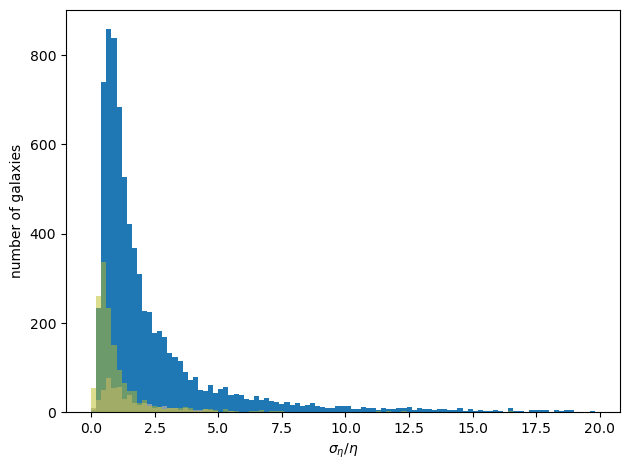
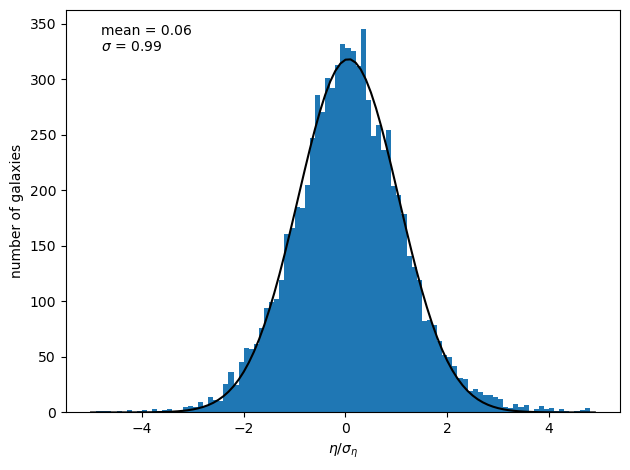
The change to this notebook cell's code, shown as a diff; its figure went from the first image to the second:
--- before
+++ after
@@ -1,12 +1,31 @@
-plt.figure(tight_layout=True)
-
 sample1 = ~dwarf_boolean & SGA_TF['GOOD_VEL']
 sample2 = dwarf_boolean
 sample3 = ~dwarf_boolean & ~SGA_TF['GOOD_VEL']
 
-plt.hist(SGA_TF['LOGDIST_ERR'][sample1]/np.abs(SGA_TF['LOGDIST'][sample1]), bins=np.arange(0, 20, 0.2))
-plt.hist(SGA_TF['LOGDIST_ERR'][sample2]/np.abs(SGA_TF['LOGDIST'][sample2]), bins=np.arange(0, 20, 0.2), color='darkgray', alpha=0.75)
-plt.hist(SGA_TF['LOGDIST_ERR'][sample3]/np.abs(SGA_TF['LOGDIST'][sample3]), bins=np.arange(0, 20, 0.2), color='tab:olive', alpha=0.5)
 
-plt.xlabel('$\sigma_{\eta} / \eta$')
+pull_bins = np.arange(-5, 5, 0.1)
+bin_ctrs = 0.5*(pull_bins[1:] + pull_bins[:-1])
+
+counts,_ = np.histogram(SGA_TF['LOGDIST'][sample1]/SGA_TF['LOGDIST_ERR'][sample1], 
+                        bins=pull_bins)
+mean_guess = np.mean(SGA_TF['LOGDIST'][sample1]/SGA_TF['LOGDIST_ERR'][sample1])
+std_guess = np.std(SGA_TF['LOGDIST'][sample1]/SGA_TF['LOGDIST_ERR'][sample1])
+p0 = [200, mean_guess, std_guess]
+
+popt_eta, pcov = curve_fit(gaussian, bin_ctrs, counts, p0=p0)
+print(popt_eta)
+
+
+
+plt.figure(tight_layout=True)
+
+plt.hist(SGA_TF['LOGDIST'][sample1]/np.abs(SGA_TF['LOGDIST_ERR'][sample1]), bins=pull_bins)
+# plt.hist(SGA_TF['LOGDIST'][sample2]/np.abs(SGA_TF['LOGDIST_ERR'][sample2]), bins=pull_bins, color='darkgray', alpha=0.75)
+# plt.hist(SGA_TF['LOGDIST'][sample3]/np.abs(SGA_TF['LOGDIST_ERR'][sample3]), bins=pull_bins, color='tab:olive', alpha=0.5)
+
+plt.plot(pull_bins, gaussian(pull_bins, *popt_eta), 'k')
+
+plt.annotate(f'mean = {popt_eta[1]:.2f}\n$\sigma$ = {popt_eta[2]:.2f}', (-4.8, 350), va='top')
+
+plt.xlabel('$\eta / \sigma_{\eta}$')
 plt.ylabel('number of galaxies');

Commit: Additional updates made while finishing referee report